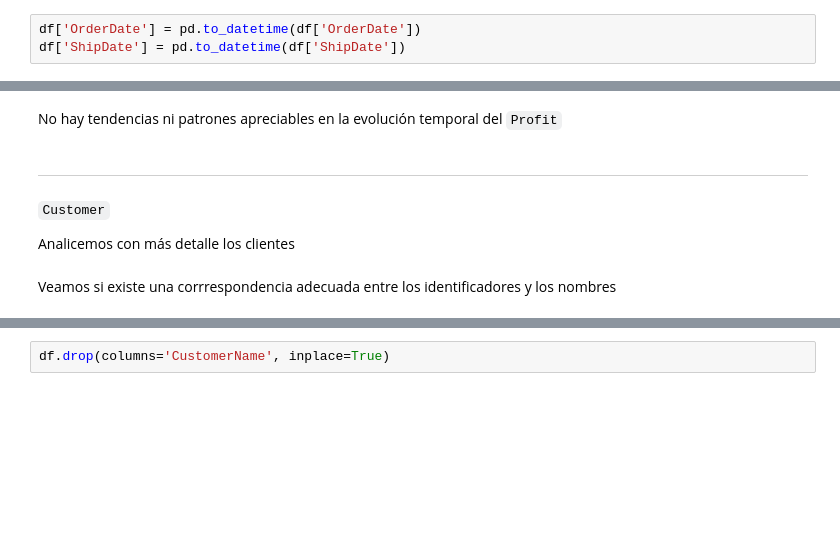
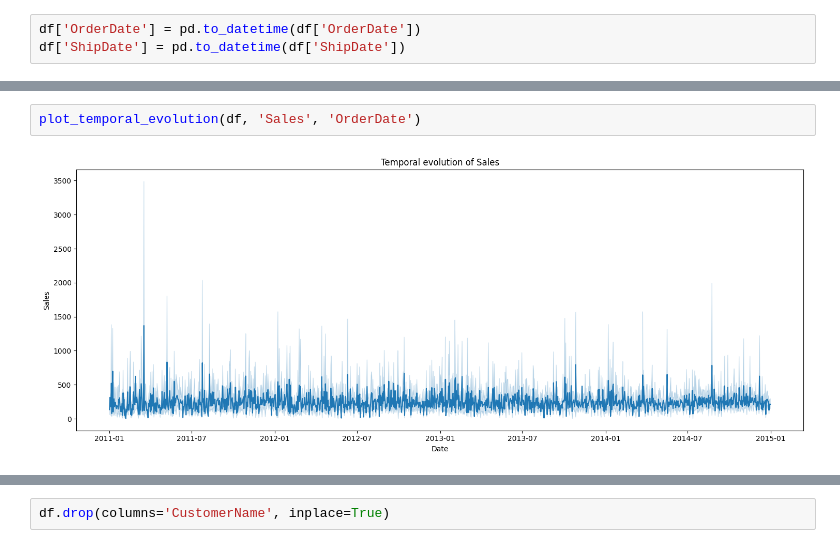
Before and after one commit to SupernovaIa/Proyecto-9-Global-Trade-Insights-Clustering-and-Regression, a Jupyter notebook: notebook/01-EDA.ipynb, the cells around one changed output, grey strips where cells are left out. Drawn from its saved outputs; the diff is of its cells as text; blank space fills up the shorter version.

```diff
--- a/notebook/01-EDA.ipynb
+++ b/notebook/01-EDA.ipynb
@@ -383,10 +395,4 @@ plot_temporal_evolution(df, 'Profit', 'OrderDate')
-# %% [markdown]
-No hay tendencias ni patrones apreciables en la evolución temporal del `Profit`
-# %% [markdown]
----
-# %% [markdown]
-`Customer`
-
-Analicemos con más detalle los clientes
-# %% [markdown]
-Veamos si existe una corrrespondencia adecuada entre los identificadores y los nombres
+# %%
+plot_temporal_evolution(df, 'Sales', 'OrderDate')
+# %% [output]
+[figure, added]
```
Also changed, not shown: parts of 61 cells of this notebook, 2 other files.
